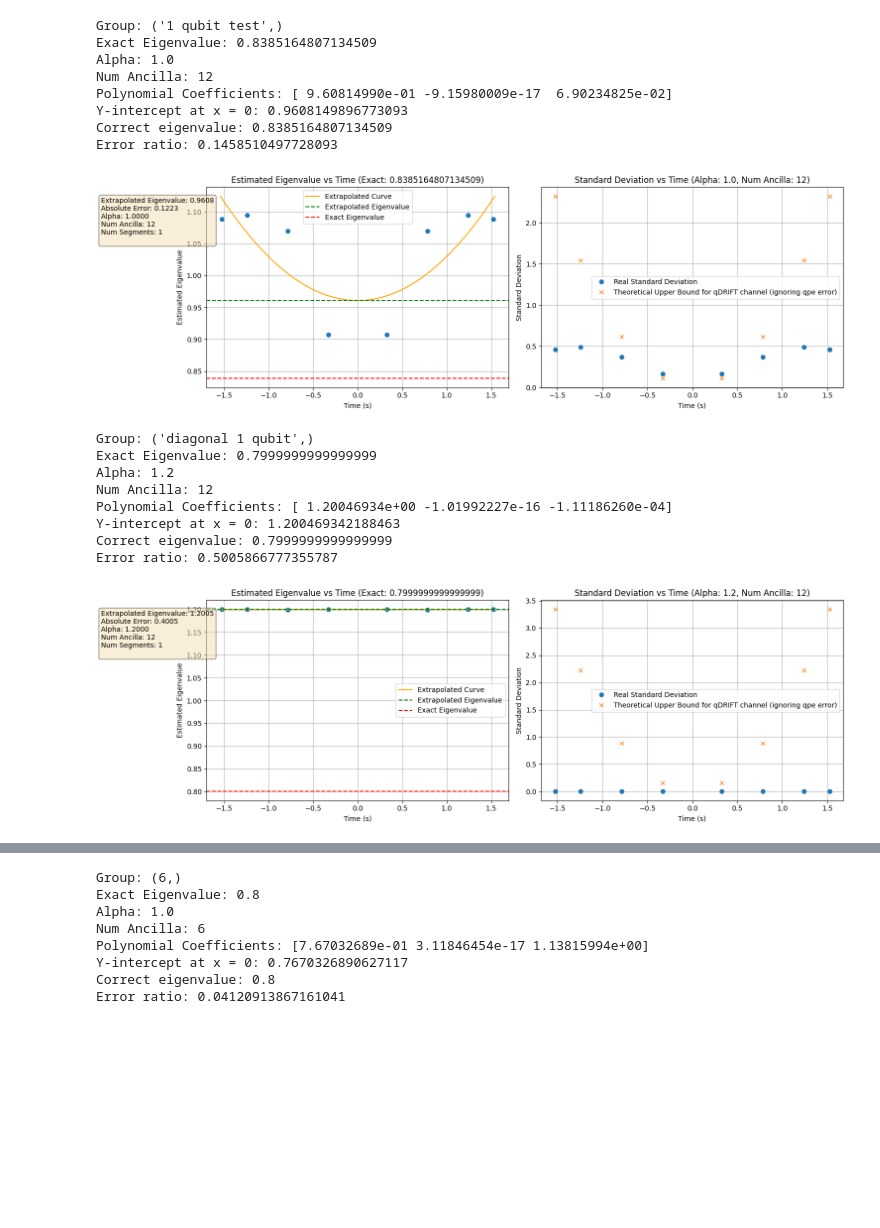
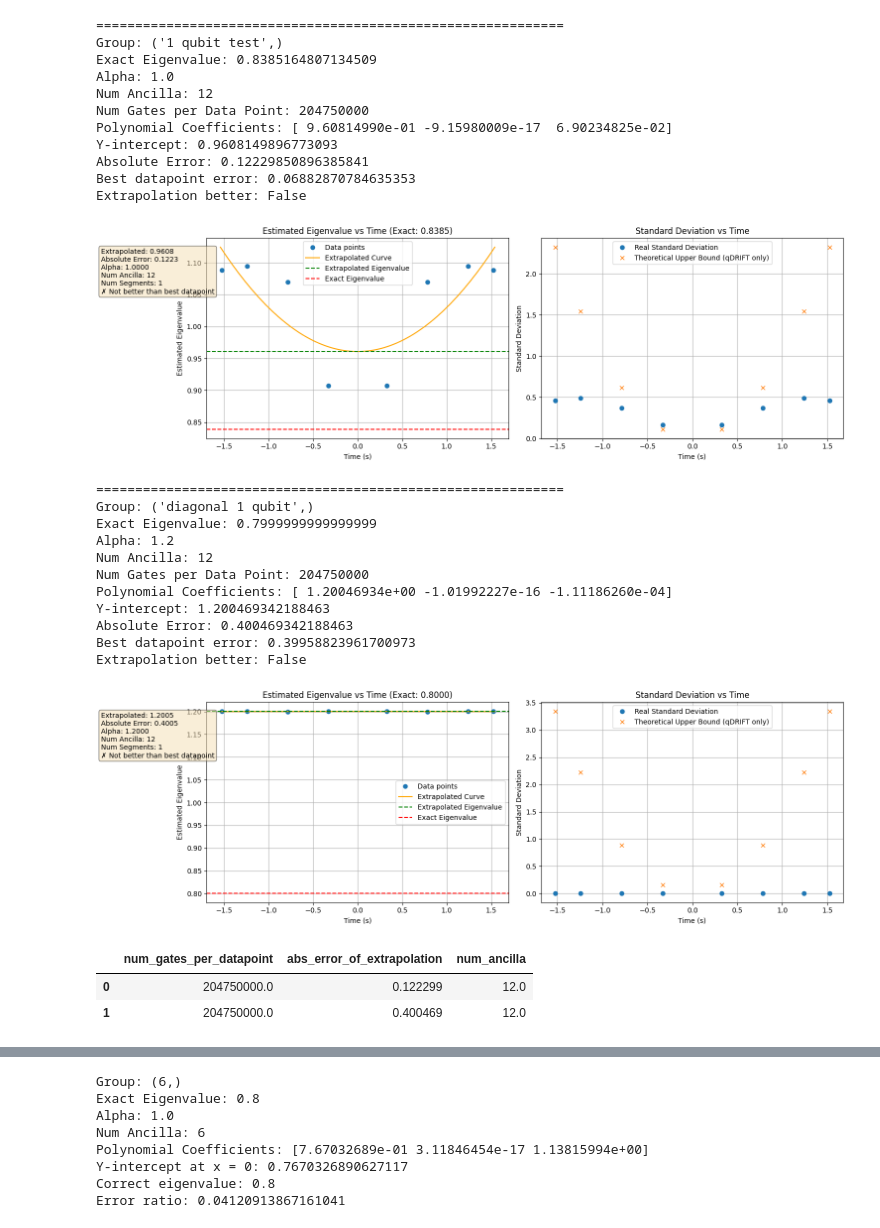
Before and after one commit to Rick0317/qDriftExtraPolation, a Jupyter notebook: results/interp/extrapolation.ipynb, the cells around one changed output, grey strips where cells are left out. Cells and saved outputs as stored; diff of their text form; code cells hidden in the pictures; blank space fills up the shorter version.

```diff
--- a/results/interp/extrapolation.ipynb
+++ b/results/interp/extrapolation.ipynb
@@ -162,25 +215,34 @@ Error ratio: 0.11151549618412847
 # %%
 df = pd.read_csv(r"C:\Users\rodcs\Desktop\my-repos\qDriftExtraPolation\qdrift_qpe_fc_parameter_sweep_2025-10-02.csv")
 df = df[df["time"] > df["time"].min()]  # filter out the zero time data points
-plot_cheby_extrapolation(groupbys=["ham"], df=df, show_stdevs=True)
+plot_cheby_extrapolation(groupbys=["ham"], df=df, display_mode="stdev", verbose=True)
 # %% [output]
+============================================================
 Group: ('1 qubit test',)
 Exact Eigenvalue: 0.8385164807134509
 Alpha: 1.0
 Num Ancilla: 12
+Num Gates per Data Point: 204750000
 Polynomial Coefficients: [ 9.60814990e-01 -9.15980009e-17  6.90234825e-02]
-Y-intercept at x = 0: 0.9608149896773093
-Correct eigenvalue: 0.8385164807134509
-Error ratio: 0.1458510497728093
+Y-intercept: 0.9608149896773093
+Absolute Error: 0.12229850896385841
+Best datapoint error: 0.06882870784635353
+Extrapolation better: False
-[figure, old version]
+[figure, new version]
+============================================================
 Group: ('diagonal 1 qubit',)
 Exact Eigenvalue: 0.7999999999999999
 Alpha: 1.2
 Num Ancilla: 12
+Num Gates per Data Point: 204750000
 Polynomial Coefficients: [ 1.20046934e+00 -1.01992227e-16 -1.11186260e-04]
-Y-intercept at x = 0: 1.200469342188463
-Correct eigenvalue: 0.7999999999999999
-Error ratio: 0.5005866777355787
+Y-intercept: 1.200469342188463
+Absolute Error: 0.400469342188463
+Best datapoint error: 0.39958823961700973
+Extrapolation better: False
-[figure, old version]
+[figure, new version]
+|  | num_gates_per_datapoint | abs_error_of_extrapolation | num_ancilla |
+| 0 | 204750000.0 | 0.122299 | 12.0 |
+| 1 | 204750000.0 | 0.400469 | 12.0 |
 # %%
 df = pd.read_csv(r"C:\Users\rodcs\Desktop\my-repos\qDriftExtraPolation\results\interp\qdrift_qpe_fc_parameter_sweep_2025-10-03.csv")
```
Also changed, not shown: parts of 19 cells of this notebook, 14 other files.
